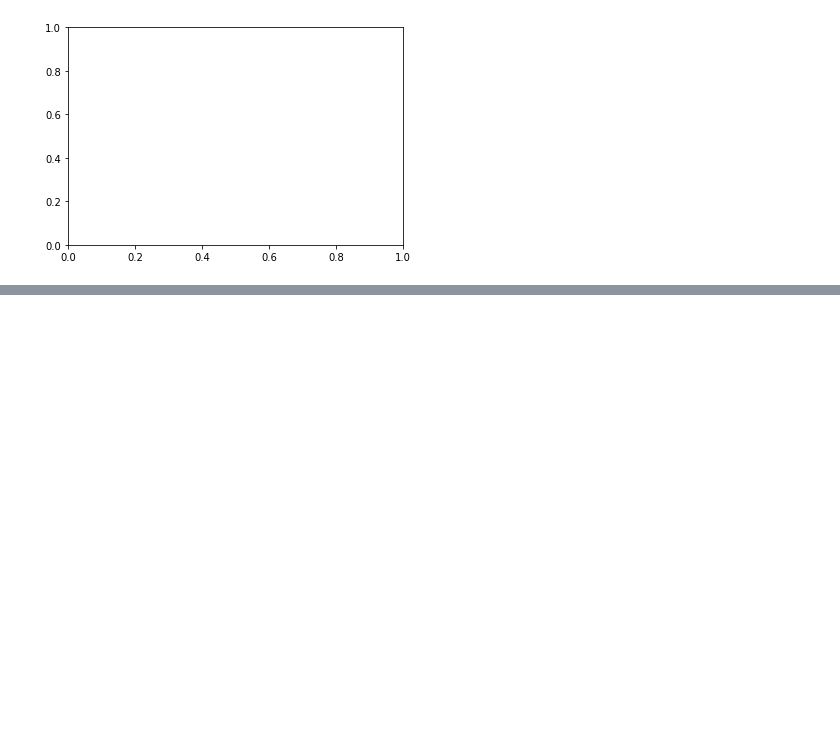
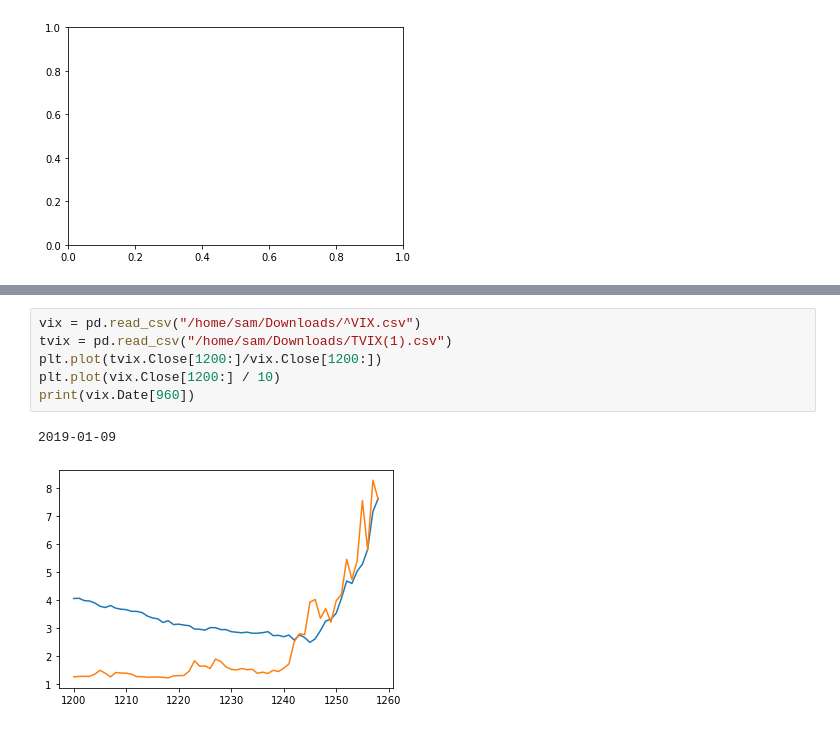
Before and after one commit to PorkShoulderHolder/epidemiology, a Jupyter notebook: sid.ipynb, the cells around one changed output, grey strips where cells are left out. Cells and saved outputs as stored; diff of their text form; blank space fills up the shorter version.

```diff
--- a/sid.ipynb
+++ b/sid.ipynb
@@ -199,0 +217,9 @@ peak infections of 30861018.642755907 at day 21
+# %%
+vix = pd.read_csv("/home/sam/Downloads/^VIX.csv")
+tvix = pd.read_csv("/home/sam/Downloads/TVIX(1).csv")
+plt.plot(tvix.Close[1200:]/vix.Close[1200:])
+plt.plot(vix.Close[1200:] / 10)
+print(vix.Date[960])
+# %% [output]
+2019-01-09
+[figure, added]
```
Also changed, not shown: parts of 6 cells of this notebook.
